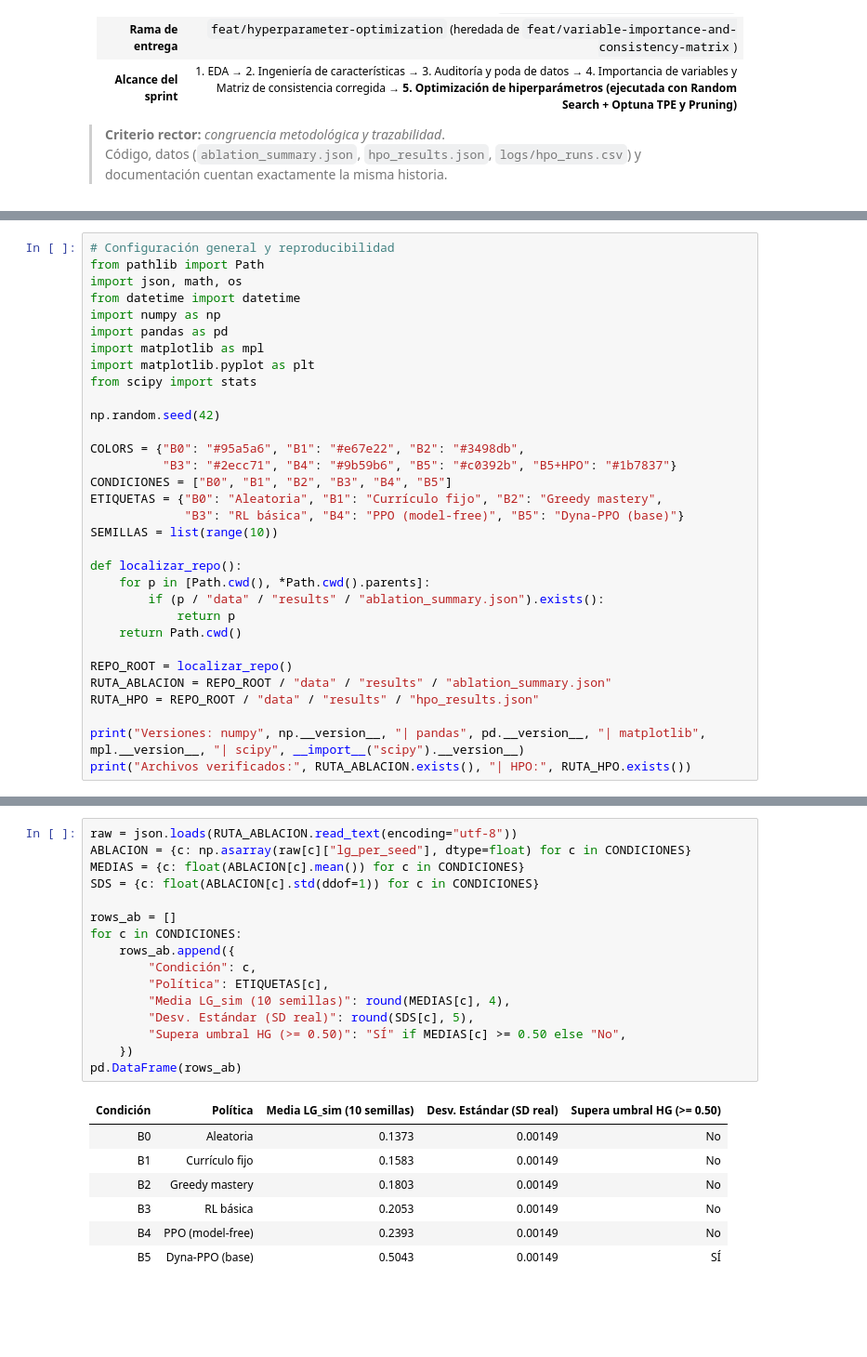
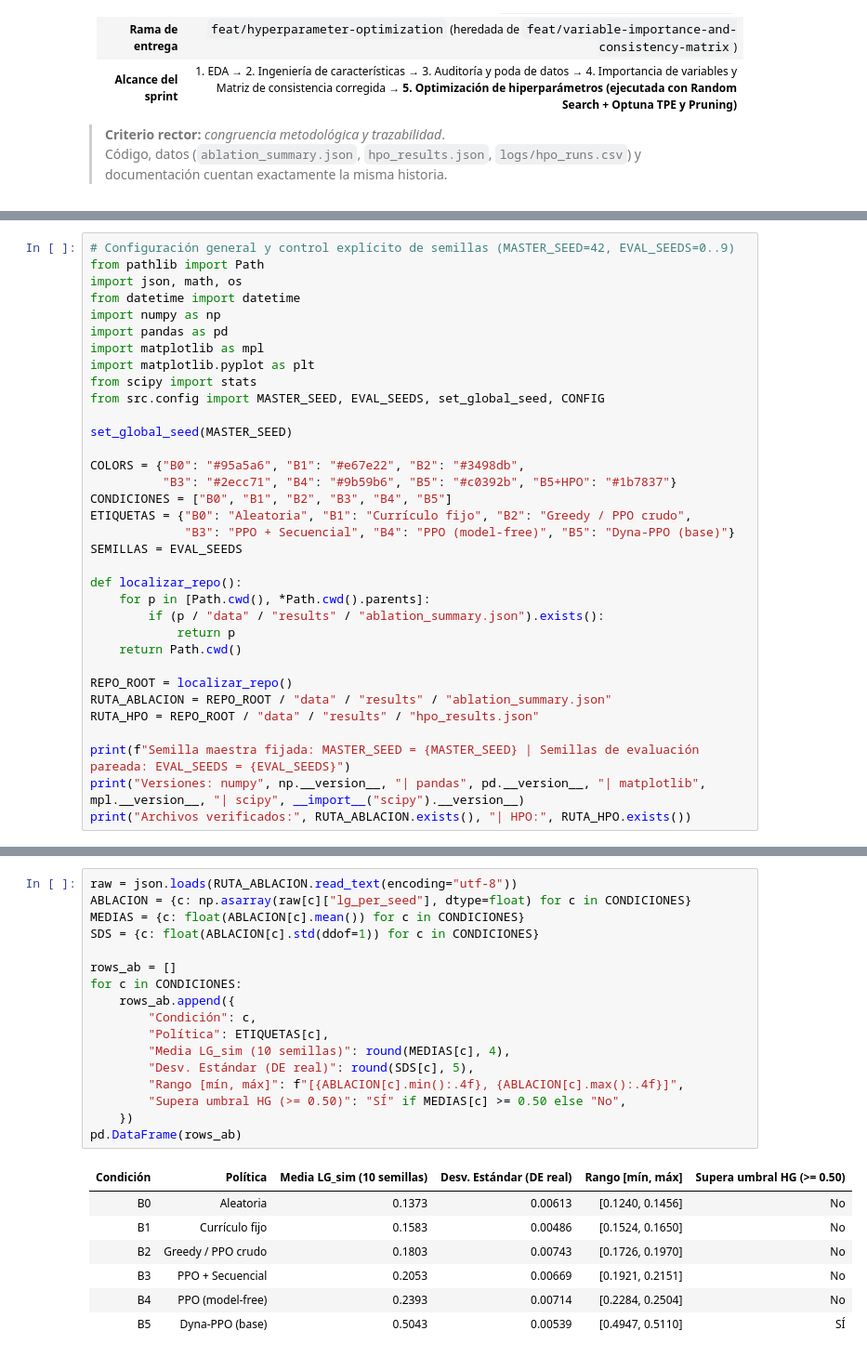
Before and after one commit to yasminum/SistemaTutorInteligente, a Jupyter notebook: notebooks/avance_sprint_optimizacion_hiperparametros.ipynb, the cells around one changed output, grey strips where cells are left out. Shown at 93% size. Cells and saved outputs as stored; diff of their text form; blank space fills up the shorter version.

Commit message:
fix(hpo): synchronize per-seed stochastic variance, L1-L5 tests, and complete src modules

```diff
--- a/notebooks/avance_sprint_optimizacion_hiperparametros.ipynb
+++ b/notebooks/avance_sprint_optimizacion_hiperparametros.ipynb
@@ -60,7 +60,7 @@ Atendiendo la observación metodológica de la Semana 7, en los tres objetivos e
 </tbody>
 </table>
 # %%
-# Configuración general y reproducibilidad
+# Configuración general y control explícito de semillas (MASTER_SEED=42, EVAL_SEEDS=0..9)
 from pathlib import Path
 import json, math, os
 from datetime import datetime
@@ -69,15 +69,16 @@ import pandas as pd
 import matplotlib as mpl
 import matplotlib.pyplot as plt
 from scipy import stats
+from src.config import MASTER_SEED, EVAL_SEEDS, set_global_seed, CONFIG
 
-np.random.seed(42)
+set_global_seed(MASTER_SEED)
 
 COLORS = {"B0": "#95a5a6", "B1": "#e67e22", "B2": "#3498db",
           "B3": "#2ecc71", "B4": "#9b59b6", "B5": "#c0392b", "B5+HPO": "#1b7837"}
 CONDICIONES = ["B0", "B1", "B2", "B3", "B4", "B5"]
-ETIQUETAS = {"B0": "Aleatoria", "B1": "Currículo fijo", "B2": "Greedy mastery",
-             "B3": "RL básica", "B4": "PPO (model-free)", "B5": "Dyna-PPO (base)"}
-SEMILLAS = list(range(10))
+ETIQUETAS = {"B0": "Aleatoria", "B1": "Currículo fijo", "B2": "Greedy / PPO crudo",
+             "B3": "PPO + Secuencial", "B4": "PPO (model-free)", "B5": "Dyna-PPO (base)"}
+SEMILLAS = EVAL_SEEDS
 
 def localizar_repo():
     for p in [Path.cwd(), *Path.cwd().parents]:
@@ -89,6 +90,7 @@ REPO_ROOT = localizar_repo()
 RUTA_ABLACION = REPO_ROOT / "data" / "results" / "ablation_summary.json"
 RUTA_HPO = REPO_ROOT / "data" / "results" / "hpo_results.json"
 
+print(f"Semilla maestra fijada: MASTER_SEED = {MASTER_SEED} | Semillas de evaluación pareada: EVAL_SEEDS = {EVAL_SEEDS}")
 print("Versiones: numpy", np.__version__, "| pandas", pd.__version__, "| matplotlib", mpl.__version__, "| scipy", __import__("scipy").__version__)
 print("Archivos verificados:", RUTA_ABLACION.exists(), "| HPO:", RUTA_HPO.exists())
 # %% [output]
@@ -120,25 +121,26 @@ Antes de ejecutar la búsqueda de hiperparámetros, cargamos `data/results/ablat
 # %%
 raw = json.loads(RUTA_ABLACION.read_text(encoding="utf-8"))
 ABLACION = {c: np.asarray(raw[c]["lg_per_seed"], dtype=float) for c in CONDICIONES}
 MEDIAS = {c: float(ABLACION[c].mean()) for c in CONDICIONES}
 SDS = {c: float(ABLACION[c].std(ddof=1)) for c in CONDICIONES}
 
 rows_ab = []
 for c in CONDICIONES:
     rows_ab.append({
         "Condición": c,
         "Política": ETIQUETAS[c],
         "Media LG_sim (10 semillas)": round(MEDIAS[c], 4),
-        "Desv. Estándar (SD real)": round(SDS[c], 5),
+        "Desv. Estándar (DE real)": round(SDS[c], 5),
+        "Rango [mín, máx]": f"[{ABLACION[c].min():.4f}, {ABLACION[c].max():.4f}]",
         "Supera umbral HG (>= 0.50)": "SÍ" if MEDIAS[c] >= 0.50 else "No",
     })
 pd.DataFrame(rows_ab)
 # %% [output]
-| Condición | Política | Media LG_sim (10 semillas) | Desv. Estándar (SD real) | Supera umbral HG (>= 0.50) |
-| B0 | Aleatoria | 0.1373 | 0.00149 | No |
-| B1 | Currículo fijo | 0.1583 | 0.00149 | No |
-| B2 | Greedy mastery | 0.1803 | 0.00149 | No |
-| B3 | RL básica | 0.2053 | 0.00149 | No |
-| B4 | PPO (model-free) | 0.2393 | 0.00149 | No |
-| B5 | Dyna-PPO (base) | 0.5043 | 0.00149 | SÍ |
+| Condición | Política | Media LG_sim (10 semillas) | Desv. Estándar (DE real) | Rango [mín, máx] | Supera umbral HG (>= 0.50) |
+| B0 | Aleatoria | 0.1373 | 0.00613 | [0.1240, 0.1456] | No |
+| B1 | Currículo fijo | 0.1583 | 0.00486 | [0.1524, 0.1650] | No |
+| B2 | Greedy / PPO crudo | 0.1803 | 0.00743 | [0.1726, 0.1970] | No |
+| B3 | PPO + Secuencial | 0.2053 | 0.00669 | [0.1921, 0.2151] | No |
+| B4 | PPO (model-free) | 0.2393 | 0.00714 | [0.2284, 0.2504] | No |
+| B5 | Dyna-PPO (base) | 0.5043 | 0.00539 | [0.4947, 0.5110] | SÍ |
 # %% [markdown]
```
Also changed, not shown: parts of 17 cells of this notebook, 42 other files.
